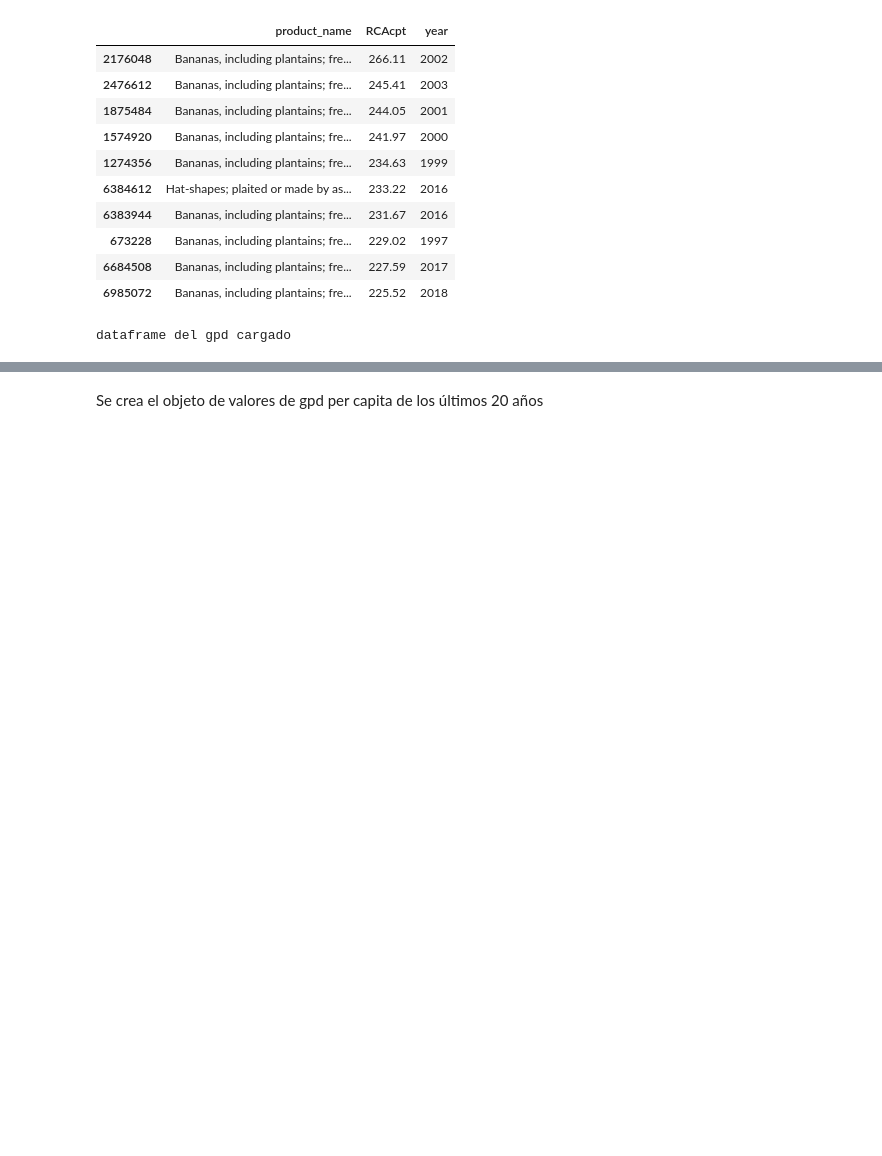
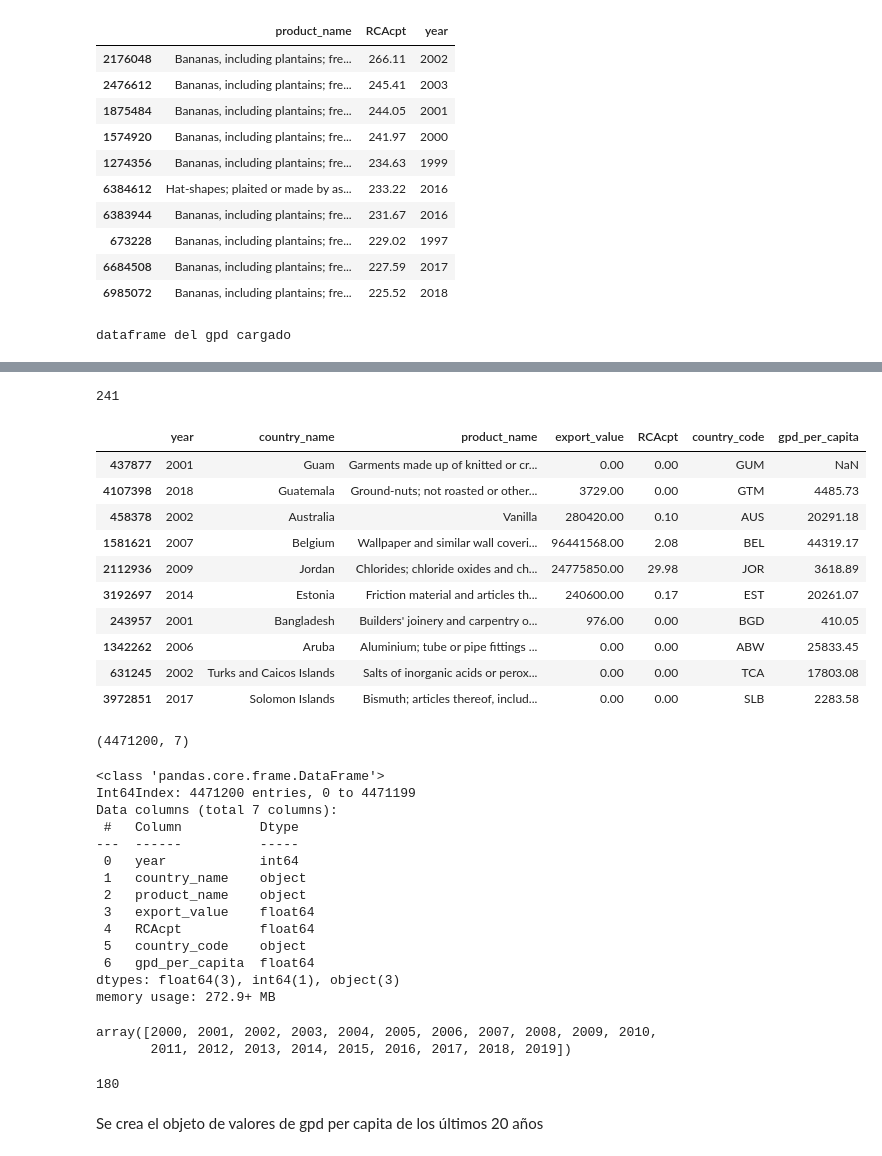
Before and after one commit to descandon88/Ecuador-Growth-data-set, a Jupyter notebook: funciones/prody.ipynb, the cells around one changed output, grey strips where cells are left out. Cells and saved outputs as stored; diff of their text form; code cells hidden in the pictures; blank space fills up the shorter version.

```diff
--- a/funciones/prody.ipynb
+++ b/funciones/prody.ipynb
@@ -169,7 +177,7 @@ df_rca[ (df_rca['country_name']=='Ecuador')].sort_values(by=['RCAcpt'],ascending
 | 6985072 | Bananas, including plantains; fre... | 225.52 | 2018 |
 # %%
 ## Se importa la base de gdp percapita de todos los países desde el drive
-df_gdppc_countries = pd.read_csv("/content/drive/MyDrive/eci/base/gpd_per_capita_countries_db.csv")
+df_gdppc_countries = pd.read_csv("/content/drive/MyDrive/eci/base/gpd_per_capita_countries_db.csv").copy()
 print('dataframe del gpd cargado')
 # %% [output]
 dataframe del gpd cargado
@@ -185,3 +258,51 @@ df_gdppc_countries.head()
+# %%
+df_gdppc['country_name'].nunique()
+# %% [output]
+241
+# %%
+# se hace un merge entre la base de gdp por países y el dataframe de RCA
+df_merge = df_rca.merge(df_gdppc, how='inner', on=['year','country_name']).copy()
+
+df_merge.sample(n=10)
+df_merge.shape
+
+df_merge.info()
+# %% [output]
+|  | year | country_name | product_name | export_value | RCAcpt | country_code | gpd_per_capita |
+| 437877 | 2001 | Guam | Garments made up of knitted or cr... | 0.00 | 0.00 | GUM | NaN |
+| 4107398 | 2018 | Guatemala | Ground-nuts; not roasted or other... | 3729.00 | 0.00 | GTM | 4485.73 |
+| 458378 | 2002 | Australia | Vanilla | 280420.00 | 0.10 | AUS | 20291.18 |
+| 1581621 | 2007 | Belgium | Wallpaper and similar wall coveri... | 96441568.00 | 2.08 | BEL | 44319.17 |
+| 2112936 | 2009 | Jordan | Chlorides; chloride oxides and ch... | 24775850.00 | 29.98 | JOR | 3618.89 |
+| 3192697 | 2014 | Estonia | Friction material and articles th... | 240600.00 | 0.17 | EST | 20261.07 |
+| 243957 | 2001 | Bangladesh | Builders' joinery and carpentry o... | 976.00 | 0.00 | BGD | 410.05 |
+| 1342262 | 2006 | Aruba | Aluminium; tube or pipe fittings ... | 0.00 | 0.00 | ABW | 25833.45 |
+| 631245 | 2002 | Turks and Caicos Islands | Salts of inorganic acids or perox... | 0.00 | 0.00 | TCA | 17803.08 |
+| 3972851 | 2017 | Solomon Islands | Bismuth; articles thereof, includ... | 0.00 | 0.00 | SLB | 2283.58 |
+(4471200, 7)
+<class 'pandas.core.frame.DataFrame'>
+Int64Index: 4471200 entries, 0 to 4471199
+Data columns (total 7 columns):
+ #   Column          Dtype
+---  ------          -----
+ 0   year            int64
+ 1   country_name    object
+ 2   product_name    object
+ 3   export_value    float64
+ 4   RCAcpt          float64
+ 5   country_code    object
+ 6   gpd_per_capita  float64
+dtypes: float64(3), int64(1), object(3)
+memory usage: 272.9+ MB
+# %%
+df_merge['year'].unique()
+# %% [output]
+array([2000, 2001, 2002, 2003, 2004, 2005, 2006, 2007, 2008, 2009, 2010,
+       2011, 2012, 2013, 2014, 2015, 2016, 2017, 2018, 2019])
+# %%
+df_merge['country_name'].nunique()
+# %% [output]
+180
 # %% [markdown]
 Se crea el objeto de valores de gpd per capita de los últimos 20 años
 # %%
```
Also changed, not shown: parts of 5 cells of this notebook.
